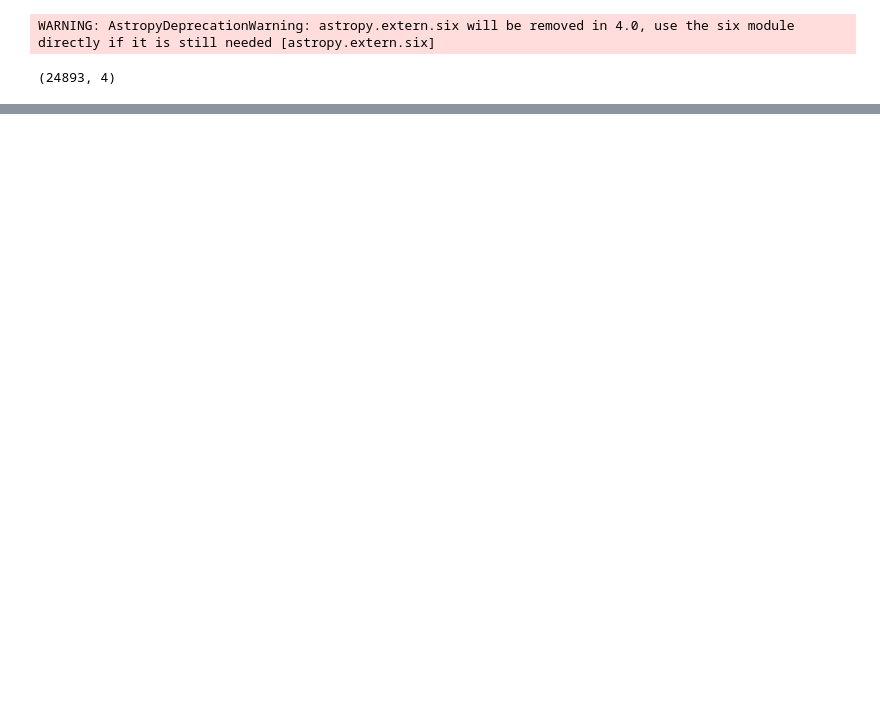
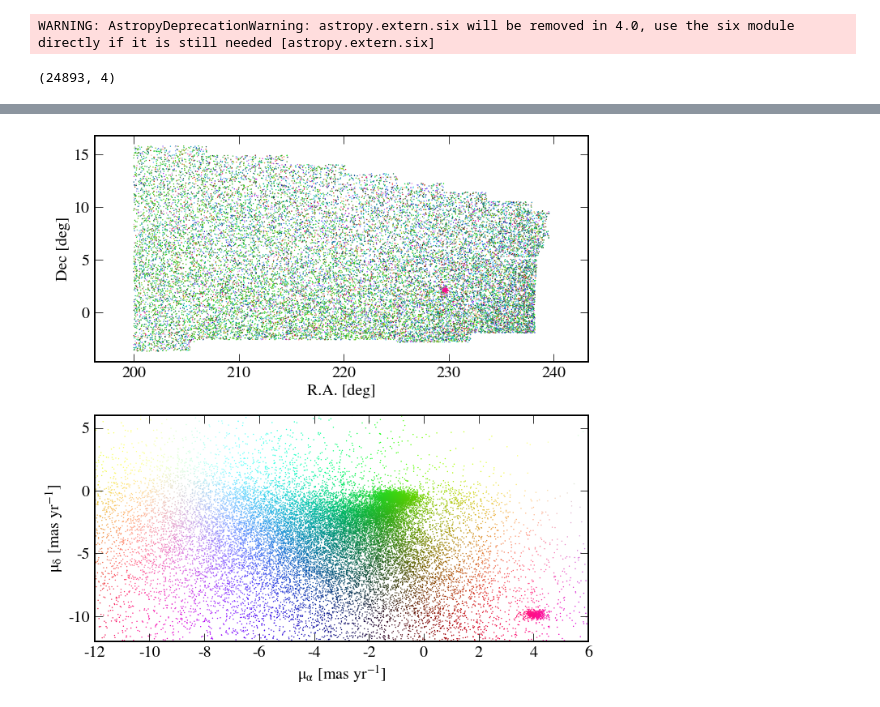
Before and after one commit to abonaca/mw_streamlines, a Jupyter notebook: notebooks/kdtree_search.ipynb, the cells around one changed output, grey strips where cells are left out. Drawn from its saved outputs; the diff is of its cells as text; code cells hidden in the pictures; blank space fills up the shorter version.

```diff
--- a/notebooks/kdtree_search.ipynb
+++ b/notebooks/kdtree_search.ipynb
@@ -79,0 +124,21 @@ ValueError: operands could not be broadcast together with shapes (27990,) (28084
+# %%
+# data color-coded by proper motions
+pm_colors = make_colors(data[:, 2:])
+
+fig, ax = plt.subplots(2,1,figsize=(10,10))
+plt.sca(ax[0])
+plt.scatter(data[:,0], data[:,1], c=pm_colors, s=2, edgecolors='none')
+plt.gca().set_aspect('equal', adjustable='datalim')
+plt.xlabel('R.A. [deg]')
+plt.ylabel('Dec [deg]')
+
+plt.sca(ax[1])
+plt.scatter(data[:,2], data[:,3], c=pm_colors, s=2, edgecolors='none')
+plt.xlim(-12,6)
+plt.ylim(-12,6)
+plt.xlabel('$\mu_\\alpha$ [mas yr$^{-1}$]')
+plt.ylabel('$\mu_\delta$ [mas yr$^{-1}$]')
+
+plt.tight_layout()
+# %% [output]
+[figure, added]
```
Also changed, not shown: parts of 13 cells of this notebook.
